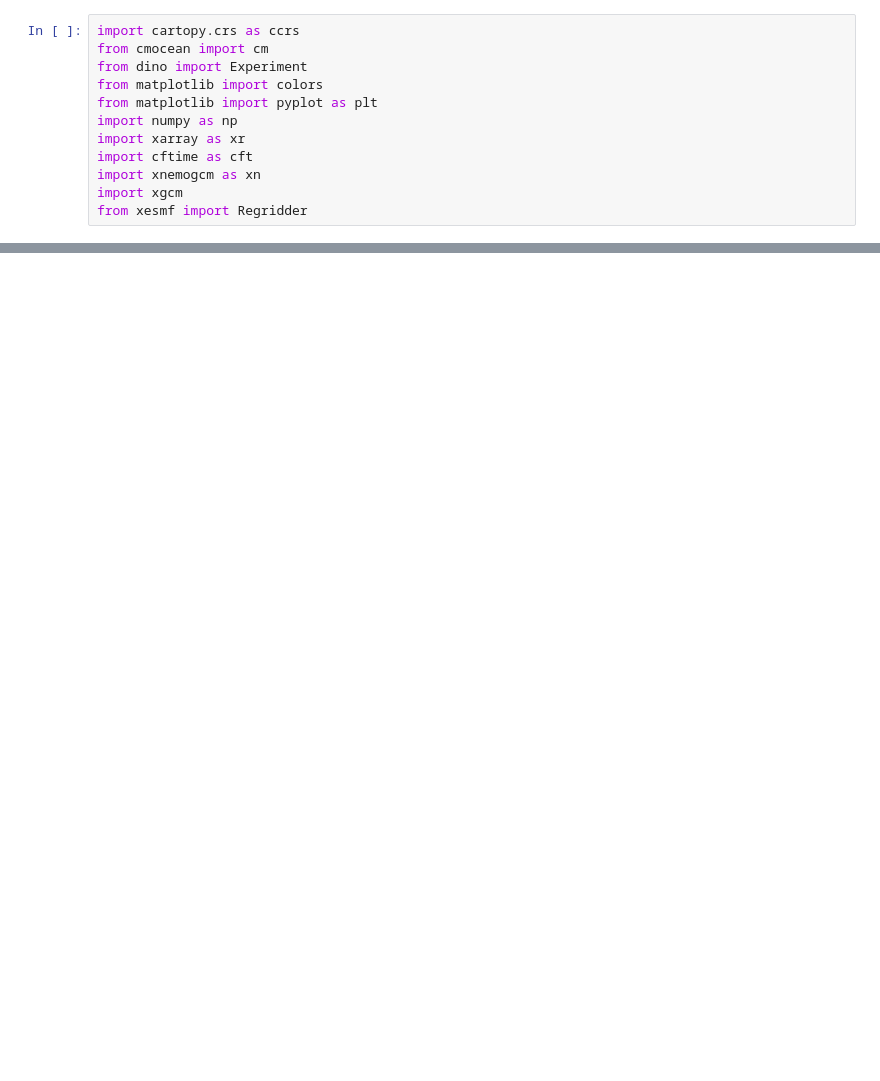
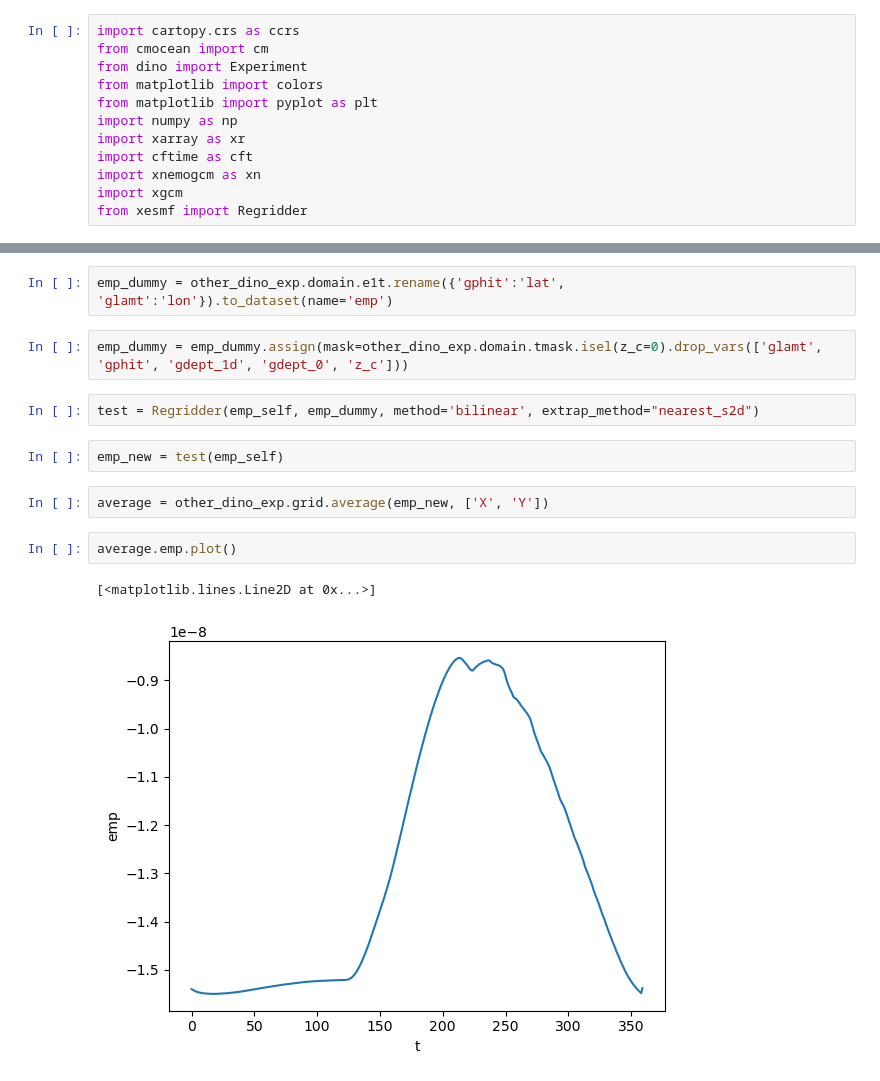
Before and after one commit to vopikamm/dino-analysis, a Jupyter notebook: Regrid.ipynb, the cells around one changed output, grey strips where cells are left out. Cells and saved outputs as stored; diff of their text form; blank space fills up the shorter version.

Commit message:
update for larger datasets

```diff
--- a/Regrid.ipynb
+++ b/Regrid.ipynb
@@ -153,0 +22,15 @@ Type:      method
+# %%
+emp_dummy = other_dino_exp.domain.e1t.rename({'gphit':'lat', 'glamt':'lon'}).to_dataset(name='emp')
+# %%
+emp_dummy = emp_dummy.assign(mask=other_dino_exp.domain.tmask.isel(z_c=0).drop_vars(['glamt', 'gphit', 'gdept_1d', 'gdept_0', 'z_c']))
+# %%
+test = Regridder(emp_self, emp_dummy, method='bilinear', extrap_method="nearest_s2d")
+# %%
+emp_new = test(emp_self)
+# %%
+average = other_dino_exp.grid.average(emp_new, ['X', 'Y'])
+# %%
+average.emp.plot()
+# %% [output]
+[<matplotlib.lines.Line2D at 0x...>]
+[figure, added]
```
Also changed, not shown: parts of 56 cells of this notebook, 2 other files.
